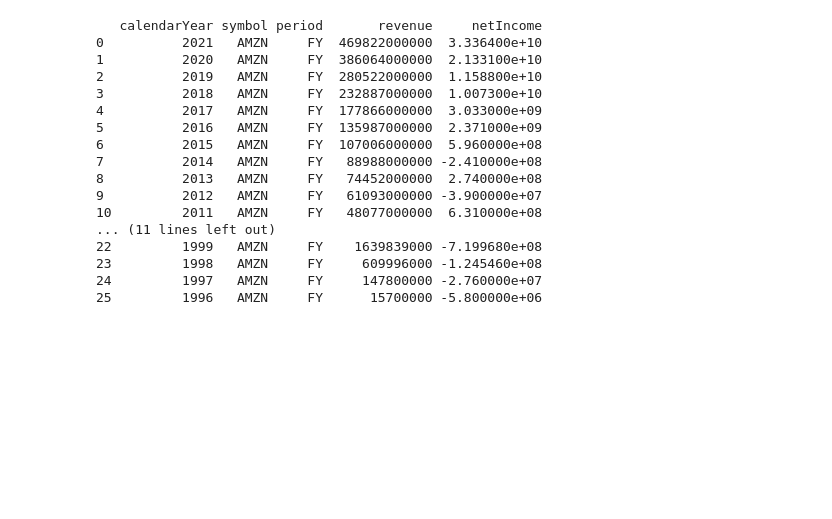
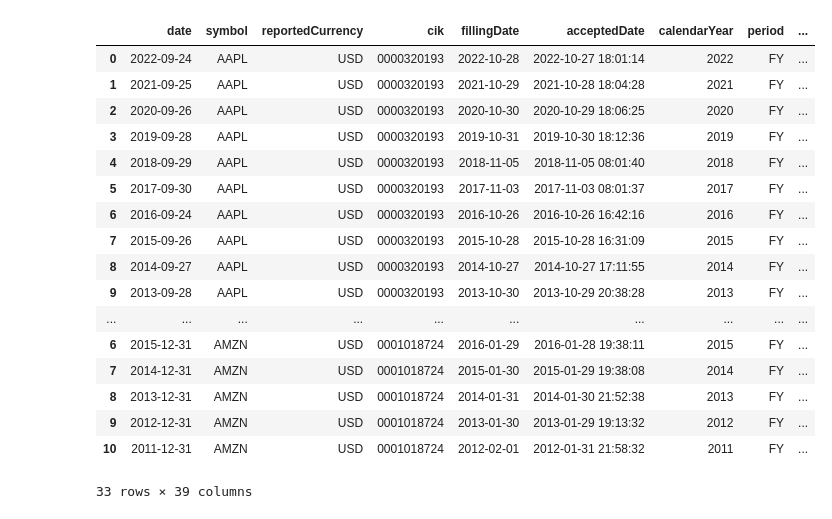
Before and after one commit to lyndsaywylie/Project-1, a Jupyter notebook: kim.ipynb, the cells around one changed output. Saved outputs shown, nothing was run; the diff lists cells and outputs as text; code cells hidden in the pictures; blank space fills up the shorter version.

```diff
--- a/kim.ipynb
+++ b/kim.ipynb
@@ -6,4 +10,9 @@ from config import api_key
 # %%
-url = f"https://financialmodelingprep.com/api/v3/income-statement/AAPL?limit=120&apikey={api_key}"
-response = requests.get(url).json()
-print(json.dumps(response, indent=4, sort_keys=True))
+tickers = ['AAPL', 'GOOG', 'AMZN']
+dfs = []
+for annual in tickers:
+    annual_url = f"https://financialmodelingprep.com/api/v3/income-statement/{annual}?limit=11&apikey={api_key}"
+    response = requests.get(annual_url).json()
+    data = pd.json_normalize(response)
+    data["tickers"] = annual
+    dfs.append(data)
@@ -28,44 +19,23 @@ print(json.dumps(response, indent=4, sort_keys=True))
-# %%
-#Make tickers
-tickers = ['AAPL', 'GOOGL', 'AMZN']
-quarters = ['Q1', 'Q2', 'Q3', 'Q4']
-years = ['2012', '2013', '2014', '2015', '2016', '2017', '2018', '2019', '2020', '2021', '2022']
-dummy = pd.DataFrame(columns= ["calendarYear","symbol","period", "revenue", "netIncome"])
-
-#Create empty lists
-ticker_name = []
-date = []
-period = []
-annual = []
-revenue = []
-
-
-#Create Loop to run throughURL & save info into lists
-for annual in tickers:
-    annual_url = f"https://financialmodelingprep.com/api/v3/income-statement/{annual}?limit=120&apikey={api_key}"
-    response = requests.get(annual_url).json()
-    data = pd.json_normalize(response)
-    data["tickers"] = annual
-    data = data[["calendarYear","symbol","period", "revenue", "netIncome"]]
-    #dummy = pd.concat([dummy, data1])
-    #dummy.columns=["calendarYear","symbol","period", "revenue", "netIncome"]
-
-print (data)
-# %% [output]
-   calendarYear symbol period       revenue     netIncome
-0          2021   AMZN     FY  469822000000  3.336400e+10
-1          2020   AMZN     FY  386064000000  2.133100e+10
-2          2019   AMZN     FY  280522000000  1.158800e+10
-3          2018   AMZN     FY  232887000000  1.007300e+10
-4          2017   AMZN     FY  177866000000  3.033000e+09
-5          2016   AMZN     FY  135987000000  2.371000e+09
-6          2015   AMZN     FY  107006000000  5.960000e+08
-7          2014   AMZN     FY   88988000000 -2.410000e+08
-8          2013   AMZN     FY   74452000000  2.740000e+08
-9          2012   AMZN     FY   61093000000 -3.900000e+07
-10         2011   AMZN     FY   48077000000  6.310000e+08
-... (11 lines left out)
-22         1999   AMZN     FY    1639839000 -7.199680e+08
-23         1998   AMZN     FY     609996000 -1.245460e+08
-24         1997   AMZN     FY     147800000 -2.760000e+07
-25         1996   AMZN     FY      15700000 -5.800000e+06
+# %%
+merge_df = pd.concat(dfs)
+
+merge_df
+# %% [output]
+|  | date | symbol | reportedCurrency | cik | fillingDate | acceptedDate | calendarYear | period | ... |
+| 0 | 2022-09-24 | AAPL | USD | 0000320193 | 2022-10-28 | 2022-10-27 18:01:14 | 2022 | FY | ... |
+| 1 | 2021-09-25 | AAPL | USD | 0000320193 | 2021-10-29 | 2021-10-28 18:04:28 | 2021 | FY | ... |
+| 2 | 2020-09-26 | AAPL | USD | 0000320193 | 2020-10-30 | 2020-10-29 18:06:25 | 2020 | FY | ... |
+| 3 | 2019-09-28 | AAPL | USD | 0000320193 | 2019-10-31 | 2019-10-30 18:12:36 | 2019 | FY | ... |
+| 4 | 2018-09-29 | AAPL | USD | 0000320193 | 2018-11-05 | 2018-11-05 08:01:40 | 2018 | FY | ... |
+| 5 | 2017-09-30 | AAPL | USD | 0000320193 | 2017-11-03 | 2017-11-03 08:01:37 | 2017 | FY | ... |
+| 6 | 2016-09-24 | AAPL | USD | 0000320193 | 2016-10-26 | 2016-10-26 16:42:16 | 2016 | FY | ... |
+| 7 | 2015-09-26 | AAPL | USD | 0000320193 | 2015-10-28 | 2015-10-28 16:31:09 | 2015 | FY | ... |
+| 8 | 2014-09-27 | AAPL | USD | 0000320193 | 2014-10-27 | 2014-10-27 17:11:55 | 2014 | FY | ... |
+| 9 | 2013-09-28 | AAPL | USD | 0000320193 | 2013-10-30 | 2013-10-29 20:38:28 | 2013 | FY | ... |
+| ... | ... | ... | ... | ... | ... | ... | ... | ... | ... |
+| 6 | 2015-12-31 | AMZN | USD | 0001018724 | 2016-01-29 | 2016-01-28 19:38:11 | 2015 | FY | ... |
+| 7 | 2014-12-31 | AMZN | USD | 0001018724 | 2015-01-30 | 2015-01-29 19:38:08 | 2014 | FY | ... |
+| 8 | 2013-12-31 | AMZN | USD | 0001018724 | 2014-01-31 | 2014-01-30 21:52:38 | 2013 | FY | ... |
+| 9 | 2012-12-31 | AMZN | USD | 0001018724 | 2013-01-30 | 2013-01-29 19:13:32 | 2012 | FY | ... |
+| 10 | 2011-12-31 | AMZN | USD | 0001018724 | 2012-02-01 | 2012-01-31 21:58:32 | 2011 | FY | ... |
+33 rows × 39 columns
```
Also changed, not shown: parts of 11 cells of this notebook.
